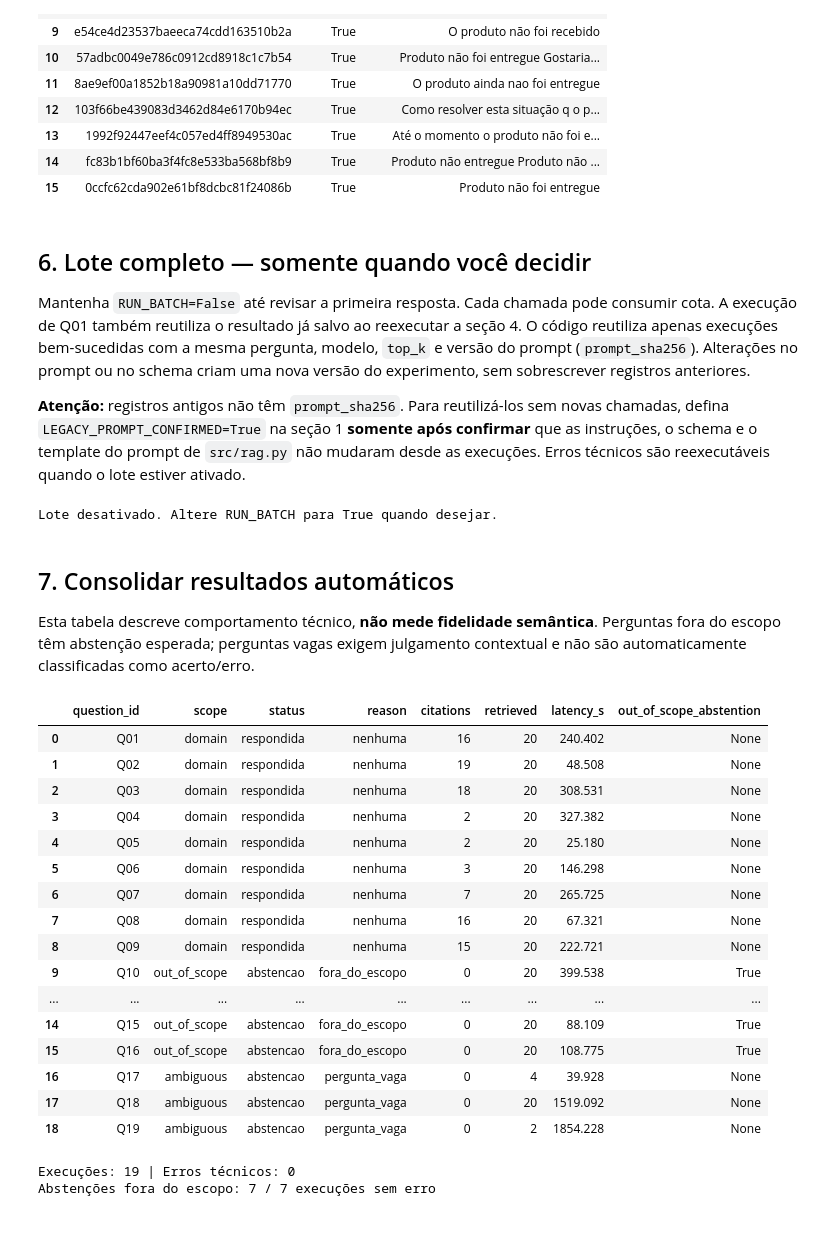
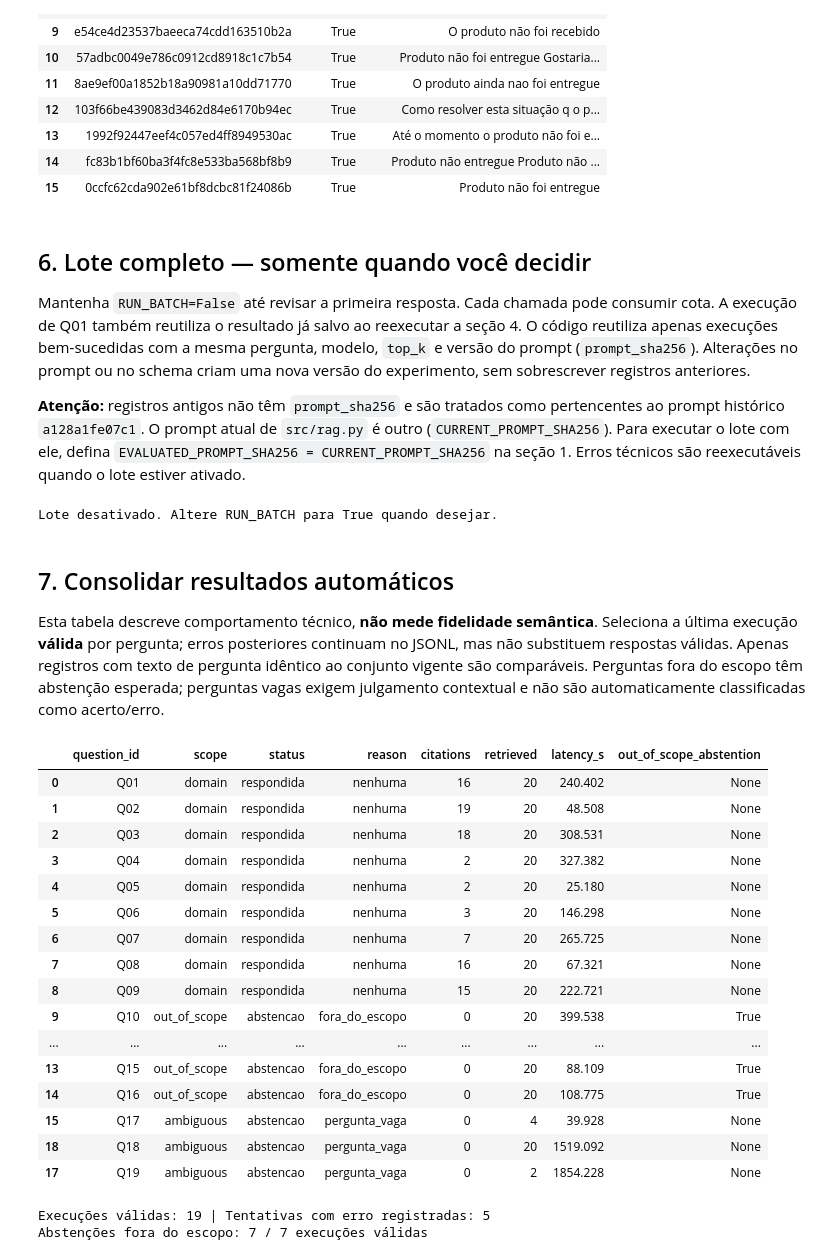
Before and after one commit to erick00denner/tech_challenge_4_voice_of_customer_intelligence_rag, a Jupyter notebook: notebooks/03_generation_evaluation.ipynb, the cells around one changed output. Drawn from its saved outputs; the diff is of its cells as text; code cells hidden in the pictures; blank space fills up the shorter version.

Commit message:
fix: finalize RAG validation and evaluation notebook

```diff
--- a/notebooks/03_generation_evaluation.ipynb
+++ b/notebooks/03_generation_evaluation.ipynb
@@ -254,7 +311,7 @@ else:
 ## 6. Lote completo — somente quando você decidir
 Mantenha `RUN_BATCH=False` até revisar a primeira resposta. Cada chamada pode consumir cota. A execução de Q01 também reutiliza o resultado já salvo ao reexecutar a seção 4. O código reutiliza apenas execuções bem-sucedidas com a mesma pergunta, modelo, `top_k` e versão do prompt (`prompt_sha256`). Alterações no prompt ou no schema criam uma nova versão do experimento, sem sobrescrever registros anteriores.
 
-**Atenção:** registros antigos não têm `prompt_sha256`. Para reutilizá-los sem novas chamadas, defina `LEGACY_PROMPT_CONFIRMED=True` na seção 1 **somente após confirmar** que as instruções, o schema e o template do prompt de `src/rag.py` não mudaram desde as execuções. Erros técnicos são reexecutáveis quando o lote estiver ativado.
+**Atenção:** registros antigos não têm `prompt_sha256` e são tratados como pertencentes ao prompt histórico `a128a1fe07c1`. O prompt atual de `src/rag.py` é outro (`CURRENT_PROMPT_SHA256`). Para executar o lote com ele, defina `EVALUATED_PROMPT_SHA256 = CURRENT_PROMPT_SHA256` na seção 1. Erros técnicos são reexecutáveis quando o lote estiver ativado.
 # %%
 """Optionally run only questions missing from the current experiment."""
 RUN_BATCH = False
@@ -267,11 +324,12 @@ def read_runs(path: Path = RUNS_PATH) -> list[dict]:
         return [json.loads(line) for line in handle if line.strip()]
 
 if RUN_BATCH:
-    existing = {
-        r["question_id"]
-        for r in read_runs()
-        if matches_experiment(r) and r.get("status") != "erro"
-    }
+    if EVALUATED_PROMPT_SHA256 != CURRENT_PROMPT_SHA256:
+        raise RuntimeError(
+            "Defina EVALUATED_PROMPT_SHA256 = CURRENT_PROMPT_SHA256 na seção 1 "
+            "antes de executar o lote com o prompt atual."
+        )
+    existing = set(latest_valid_runs(read_runs()))
     for question_id in questions["question_id"]:
         if question_id in existing:
             print(f"{question_id}: já registrado; ignorado")
@@ -286,56 +344,54 @@ else:
 Lote desativado. Altere RUN_BATCH para True quando desejar.
 # %% [markdown]
 ## 7. Consolidar resultados automáticos
-Esta tabela descreve comportamento técnico, **não mede fidelidade semântica**. Perguntas fora do escopo têm abstenção esperada; perguntas vagas exigem julgamento contextual e não são automaticamente classificadas como acerto/erro.
+Esta tabela descreve comportamento técnico, **não mede fidelidade semântica**. Seleciona a última execução **válida** por pergunta; erros posteriores continuam no JSONL, mas não substituem respostas válidas. Apenas registros com texto de pergunta idêntico ao conjunto vigente são comparáveis. Perguntas fora do escopo têm abstenção esperada; perguntas vagas exigem julgamento contextual e não são automaticamente classificadas como acerto/erro.
 # %%
-"""Build an execution summary without confusing errors with abstentions."""
+"""Summarize the latest valid response for each question and experiment."""
 runs = read_runs()
-latest = {}
-for record in runs:
-    if matches_experiment(record):
-        latest[record["question_id"]] = record
-current = [
-    r for r in latest.values()
-]
+latest = latest_valid_runs(runs)
+current = list(latest.values())
 summary = pd.DataFrame([{
     "question_id": r["question_id"],
     "scope": r["scope"],
     "status": r["status"],
     "reason": r["insufficiency_reason"],
     "citations": len(r["cited_review_ids"]),
     "retrieved": len(r["retrieval"]["reviews"]),
     "latency_s": r["elapsed_seconds"],
     "out_of_scope_abstention": (
-        None if r["status"] == "erro" else r["status"] == "abstencao"
-    ) if r["scope"] == "out_of_scope" else None,
+        r["status"] == "abstencao" if r["scope"] == "out_of_scope" else None
+    ),
 } for r in current])
 if not summary.empty:
     display(summary.sort_values("question_id"))
-    print("Execuções:", len(summary), "| Erros técnicos:", int((summary["status"] == "erro").sum()))
-    valid_oos = summary[(summary["scope"] == "out_of_scope") & (summary["status"] != "erro")]
+    matching_errors = sum(
+        matches_experiment(r) and r.get("status") == "erro" for r in runs
+    )
+    print("Execuções válidas:", len(summary), "| Tentativas com erro registradas:", matching_errors)
+    valid_oos = summary[summary["scope"] == "out_of_scope"]
     print("Abstenções fora do escopo:", int((valid_oos["status"] == "abstencao").sum()),
-          "/", len(valid_oos), "execuções sem erro")
+          "/", len(valid_oos), "execuções válidas")
 else:
-    print("Nenhuma execução registrada para esta configuração.")
+    print("Nenhuma execução válida registrada para esta configuração.")
 # %% [output]
 |  | question_id | scope | status | reason | citations | retrieved | latency_s | out_of_scope_abstention |
 | 0 | Q01 | domain | respondida | nenhuma | 16 | 20 | 240.402 | None |
 | 1 | Q02 | domain | respondida | nenhuma | 19 | 20 | 48.508 | None |
 | 2 | Q03 | domain | respondida | nenhuma | 18 | 20 | 308.531 | None |
 | 3 | Q04 | domain | respondida | nenhuma | 2 | 20 | 327.382 | None |
 | 4 | Q05 | domain | respondida | nenhuma | 2 | 20 | 25.180 | None |
 | 5 | Q06 | domain | respondida | nenhuma | 3 | 20 | 146.298 | None |
 | 6 | Q07 | domain | respondida | nenhuma | 7 | 20 | 265.725 | None |
 | 7 | Q08 | domain | respondida | nenhuma | 16 | 20 | 67.321 | None |
 | 8 | Q09 | domain | respondida | nenhuma | 15 | 20 | 222.721 | None |
 | 9 | Q10 | out_of_scope | abstencao | fora_do_escopo | 0 | 20 | 399.538 | True |
 | ... | ... | ... | ... | ... | ... | ... | ... | ... |
-| 14 | Q15 | out_of_scope | abstencao | fora_do_escopo | 0 | 20 | 88.109 | True |
-| 15 | Q16 | out_of_scope | abstencao | fora_do_escopo | 0 | 20 | 108.775 | True |
-| 16 | Q17 | ambiguous | abstencao | pergunta_vaga | 0 | 4 | 39.928 | None |
-| 17 | Q18 | ambiguous | abstencao | pergunta_vaga | 0 | 20 | 1519.092 | None |
-| 18 | Q19 | ambiguous | abstencao | pergunta_vaga | 0 | 2 | 1854.228 | None |
+| 13 | Q15 | out_of_scope | abstencao | fora_do_escopo | 0 | 20 | 88.109 | True |
+| 14 | Q16 | out_of_scope | abstencao | fora_do_escopo | 0 | 20 | 108.775 | True |
+| 15 | Q17 | ambiguous | abstencao | pergunta_vaga | 0 | 4 | 39.928 | None |
+| 18 | Q18 | ambiguous | abstencao | pergunta_vaga | 0 | 20 | 1519.092 | None |
+| 17 | Q19 | ambiguous | abstencao | pergunta_vaga | 0 | 2 | 1854.228 | None |
-Execuções: 19 | Erros técnicos: 0
-Abstenções fora do escopo: 7 / 7 execuções sem erro
+Execuções válidas: 19 | Tentativas com erro registradas: 5
+Abstenções fora do escopo: 7 / 7 execuções válidas
 # %% [markdown]
 ## 8. Planilha de avaliação humana
```
Also changed, not shown: parts of 10 cells of this notebook.
